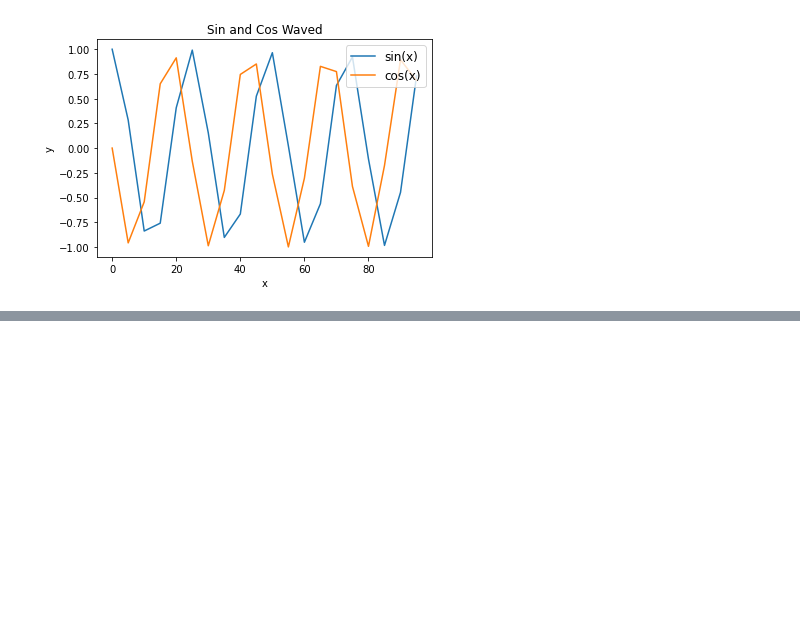
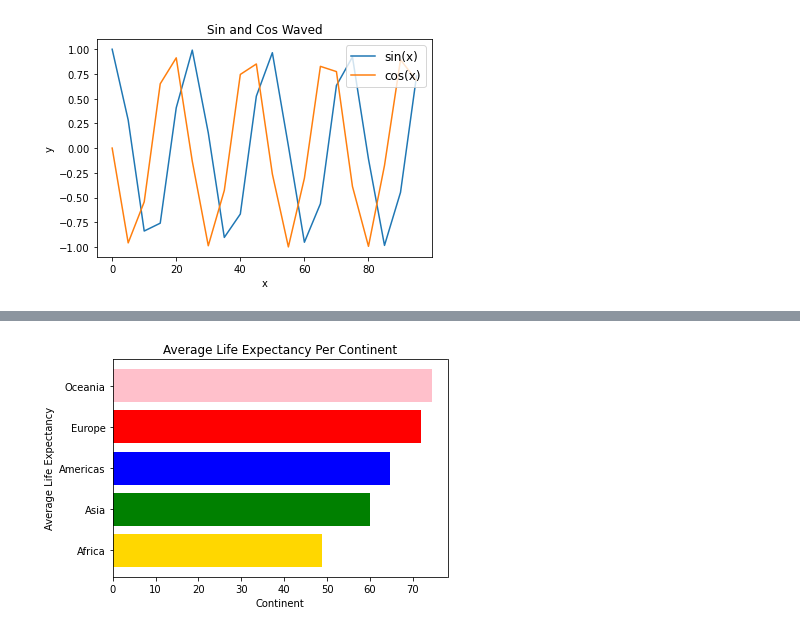
Before and after one commit to Selasi3/Data_Science_With_Python, a Jupyter notebook: Python Programming/Matplotlib.ipynb, the cells around one changed output, grey strips where cells are left out. Drawn from its saved outputs; the diff is of its cells as text; code cells hidden in the pictures; blank space fills up the shorter version.

```diff
--- a/Python Programming/Matplotlib.ipynb
+++ b/Python Programming/Matplotlib.ipynb
@@ -262,0 +327,9 @@ plt.show()
+# %%
+plt.barh(avg_lifeexp_continent.index, avg_lifeexp_continent["lifeExp"],color=['gold','green','blue','red','pink']
+)
+plt.title("Average Life Expectancy Per Continent")
+plt.xlabel("Continent")
+plt.ylabel("Average Life Expectancy")
+plt.show()
+# %% [output]
+[figure, added]
```
Also changed, not shown: parts of 23 cells of this notebook.
